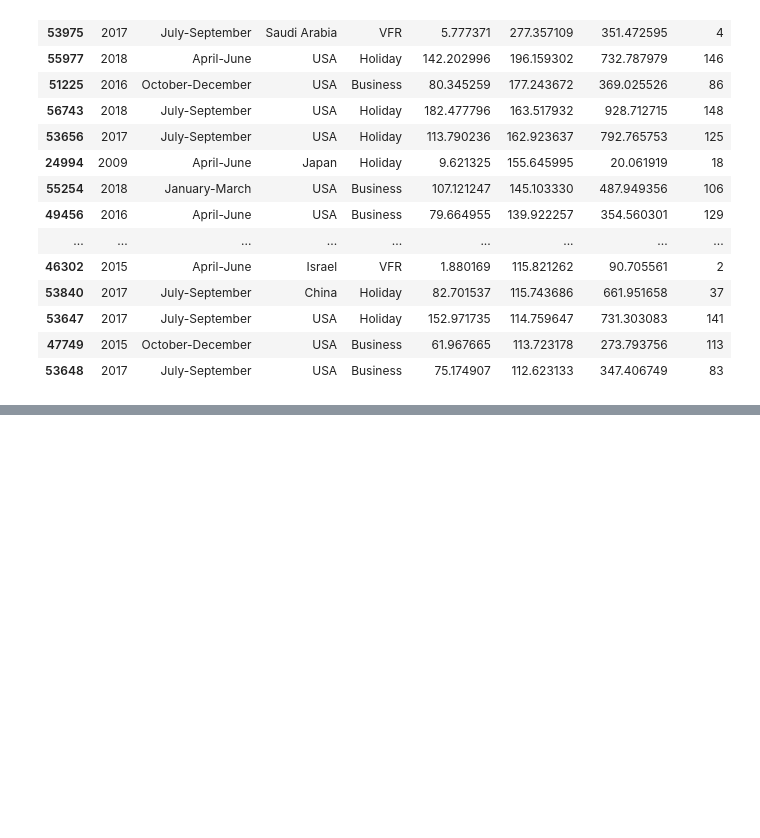
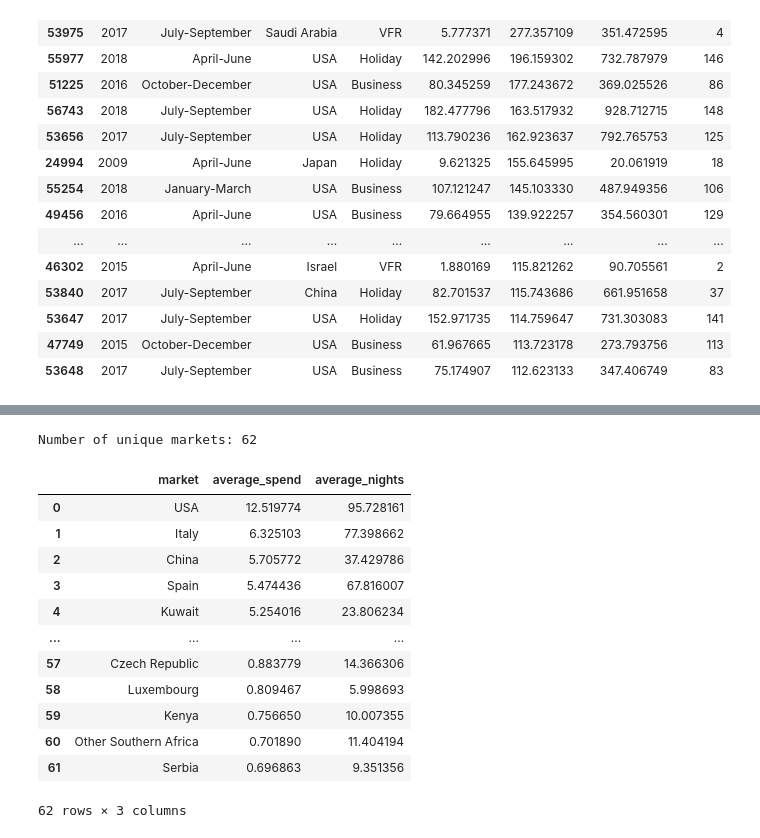
Before and after one commit to VSHellkite/ML_CA_2_2021417, a Jupyter notebook: ML_CA2_2021417.ipynb, the cells around one changed output, grey strips where cells are left out. Cells and saved outputs as stored; diff of their text form; code cells hidden in the pictures; blank space fills up the shorter version.

```diff
--- a/ML_CA2_2021417.ipynb
+++ b/ML_CA2_2021417.ipynb
@@ -151,0 +291,34 @@ df.nlargest(20, "Spend (£m)")[
+# %%
+def analyse_markets(df):
+
+    market_summary = (
+        df.groupby("market", as_index=False)
+        .agg(
+            average_spend=("Spend (£m)", "mean"),
+            average_nights=("Nights (000s)", "mean")
+        )
+        .sort_values("average_spend", ascending=False)
+        .reset_index(drop=True)
+    )
+
+    print(f"Number of unique markets: {df['market'].nunique()}")
+
+    return market_summary
+market_summary = analyse_markets(df)
+
+market_summary
+# %% [output]
+Number of unique markets: 62
+|  | market | average_spend | average_nights |
+| 0 | USA | 12.519774 | 95.728161 |
+| 1 | Italy | 6.325103 | 77.398662 |
+| 2 | China | 5.705772 | 37.429786 |
+| 3 | Spain | 5.474436 | 67.816007 |
+| 4 | Kuwait | 5.254016 | 23.806234 |
+| ... | ... | ... | ... |
+| 57 | Czech Republic | 0.883779 | 14.366306 |
+| 58 | Luxembourg | 0.809467 | 5.998693 |
+| 59 | Kenya | 0.756650 | 10.007355 |
+| 60 | Other Southern Africa | 0.701890 | 11.404194 |
+| 61 | Serbia | 0.696863 | 9.351356 |
+62 rows × 3 columns
```
Also changed, not shown: parts of 8 cells of this notebook.
